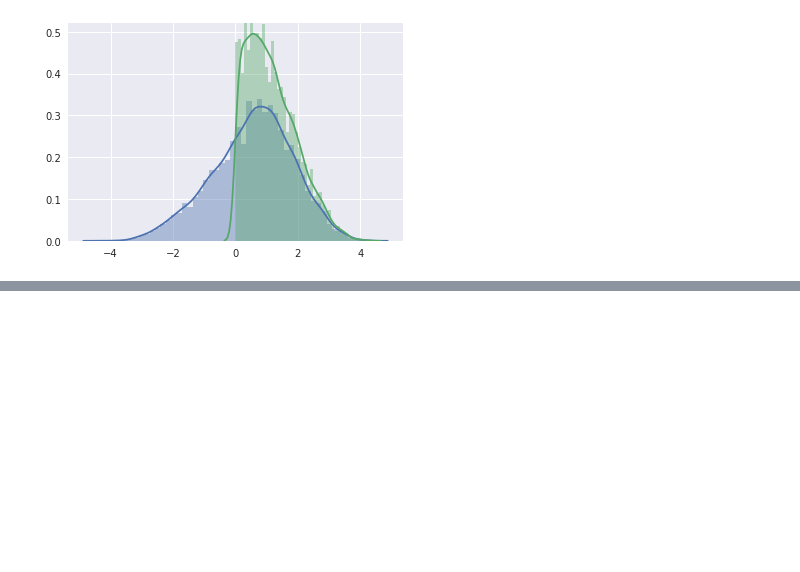
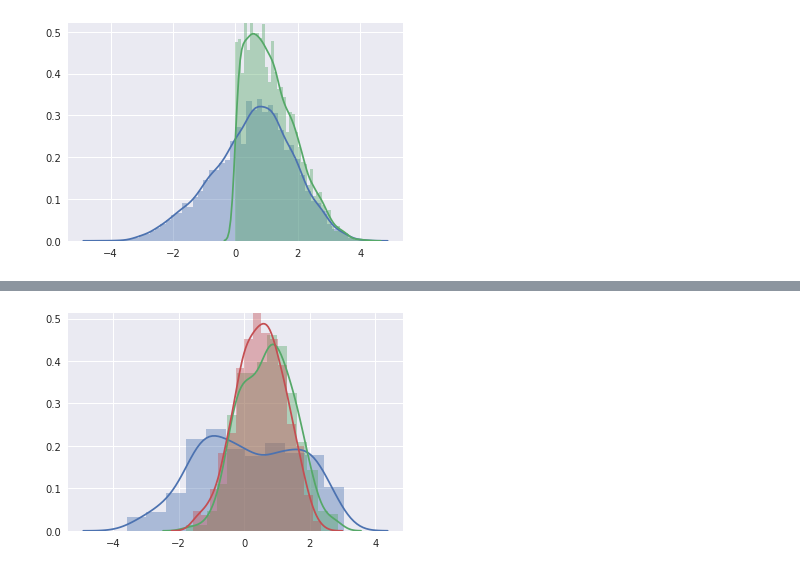
Before and after one commit to jiaojiaoloveu/WordEmbedding-SubCulture, a Jupyter notebook: src/semi_supervised/plot_epa.ipynb, the cells around one changed output, grey strips where cells are left out. Saved outputs shown, nothing was run; the diff lists cells and outputs as text; code cells hidden in the pictures; blank space fills up the shorter version.

```diff
--- a/src/semi_supervised/plot_epa.ipynb
+++ b/src/semi_supervised/plot_epa.ipynb
@@ -64,0 +67,19 @@ sns.distplot(D)
+# %%
+def plot_epa(filepath):
+    with open(filepath) as csvfile:
+        reader = csv.reader(csvfile)
+        E = []
+        P = []
+        A = []
+        for row in reader:
+            E.append(float(row[1]))
+            P.append(float(row[2]))
+            A.append(float(row[3]))
+    sns.distplot(E)
+    sns.distplot(P)
+    sns.distplot(A)
+    return E, P, A
+# %%
+e, p, a = plot_epa('../../data/epa/bayesact/fbehaviours.dat')
+# %% [output]
+[figure, added]
```
Also changed, not shown: parts of 6 cells of this notebook, 1 other file.
